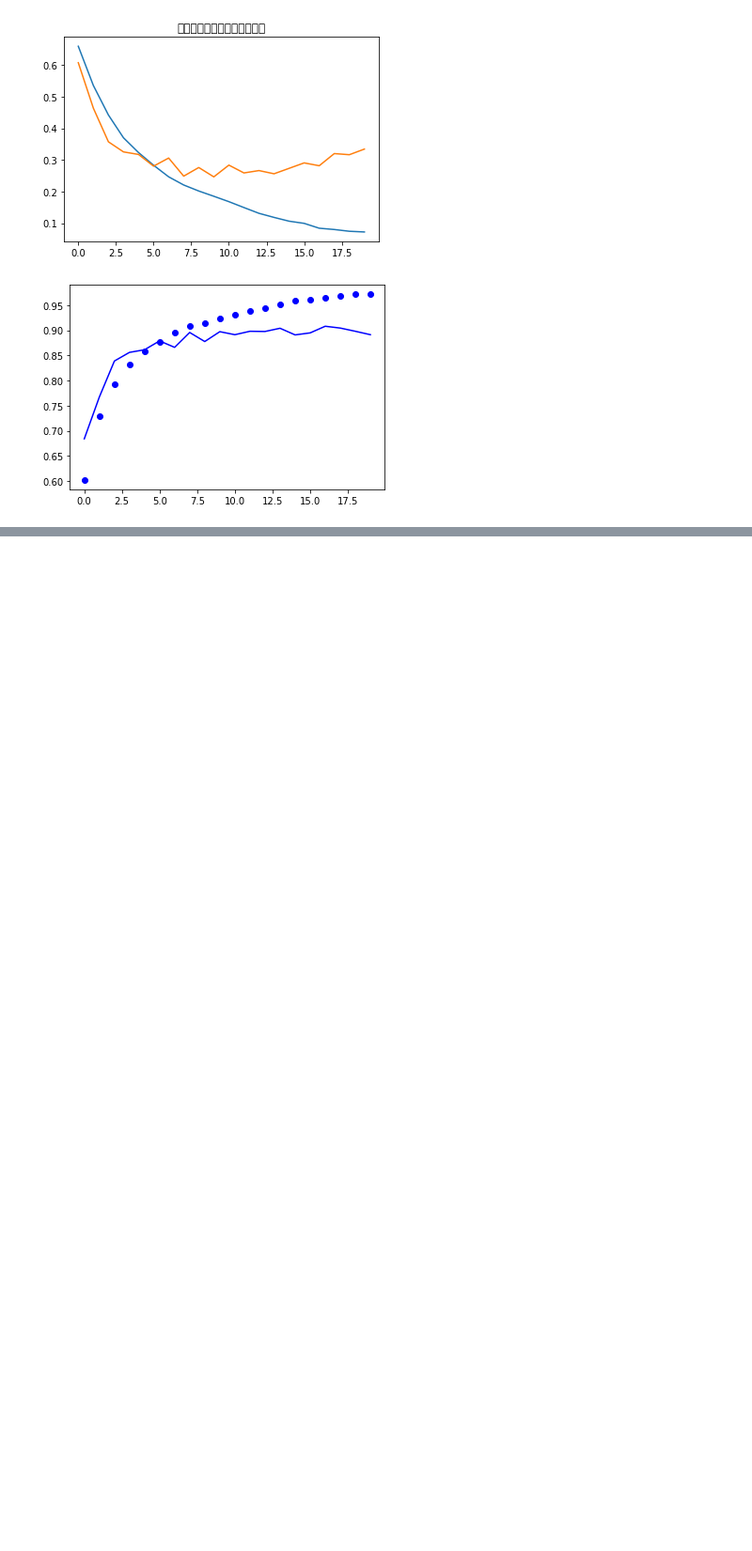
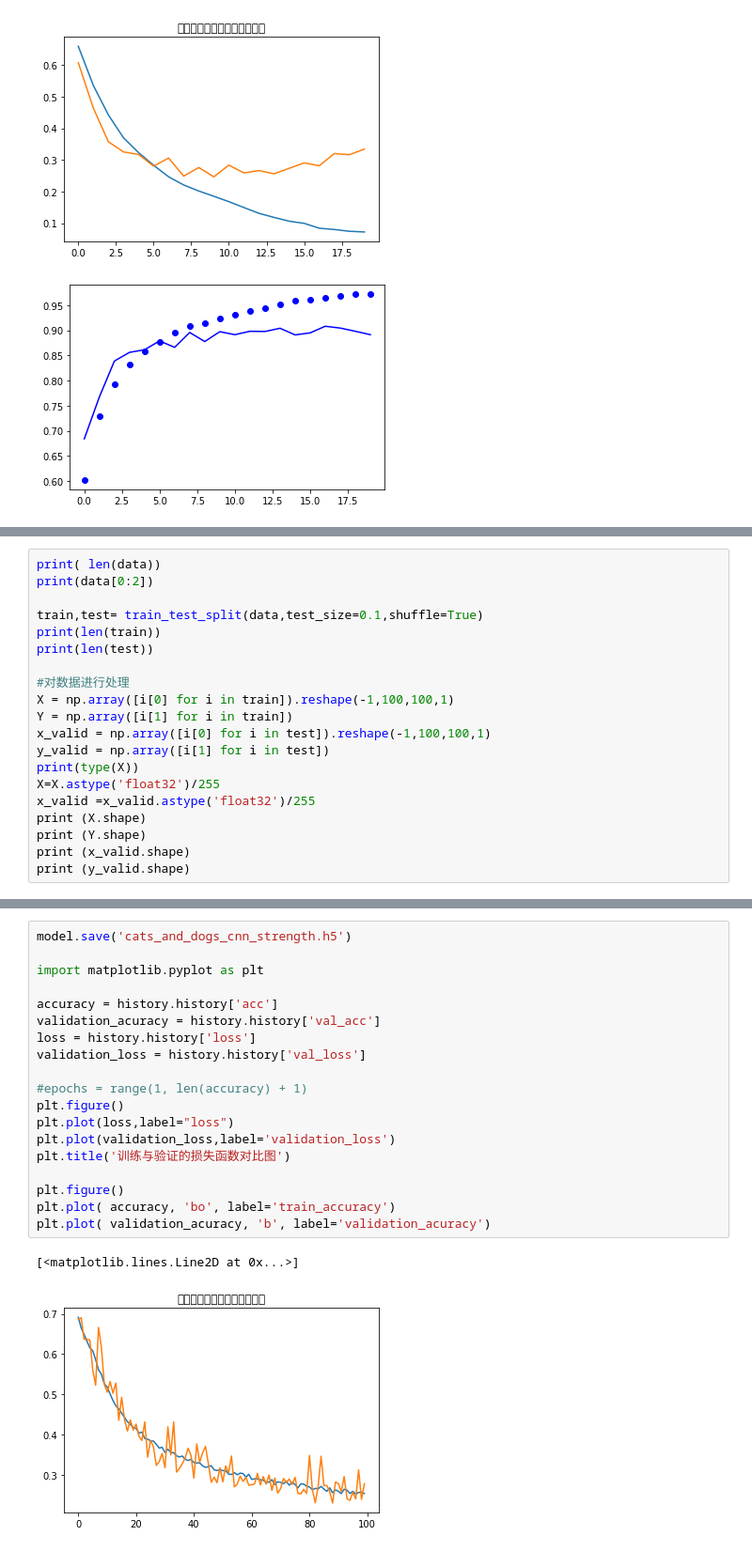
Before and after one commit to jiuqi9797/MachineLearning, a Jupyter notebook: Untitled1.ipynb, the cells around one changed output, grey strips where cells are left out. Shown at 94% size. Saved outputs shown, nothing was run; the diff lists cells and outputs as text; blank space fills up the shorter version.

```diff
--- a/Untitled1.ipynb
+++ b/Untitled1.ipynb
@@ -701,0 +726,20 @@ history=model.fit(X,Y,batch_size=100,epochs=20,validation_data=(x_valid,y_valid)
+# %%
+print( len(data))
+print(data[0:2])
+
+train,test= train_test_split(data,test_size=0.1,shuffle=True)
+print(len(train))
+print(len(test))
+
+#对数据进行处理
+X = np.array([i[0] for i in train]).reshape(-1,100,100,1)
+Y = np.array([i[1] for i in train])
+x_valid = np.array([i[0] for i in test]).reshape(-1,100,100,1)
+y_valid = np.array([i[1] for i in test])
+print(type(X))
+X=X.astype('float32')/255
+x_valid =x_valid.astype('float32')/255
+print (X.shape)
+print (Y.shape)
+print (x_valid.shape)
+print (y_valid.shape)
@@ -701,0 +813,22 @@ history=model.fit(X,Y,batch_size=100,epochs=20,validation_data=(x_valid,y_valid)
+# %%
+model.save('cats_and_dogs_cnn_strength.h5')
+
+import matplotlib.pyplot as plt
+
+accuracy = history.history['acc']
+validation_acuracy = history.history['val_acc']
+loss = history.history['loss']
+validation_loss = history.history['val_loss']
+
+#epochs = range(1, len(accuracy) + 1)
+plt.figure()
+plt.plot(loss,label="loss")
+plt.plot(validation_loss,label='validation_loss')
+plt.title('训练与验证的损失函数对比图')
+
+plt.figure()
+plt.plot( accuracy, 'bo', label='train_accuracy')
+plt.plot( validation_acuracy, 'b', label='validation_acuracy')
+# %% [output]
+[<matplotlib.lines.Line2D at 0x...>]
+[figure, added]
```
Also changed, not shown: parts of 8 cells of this notebook.
